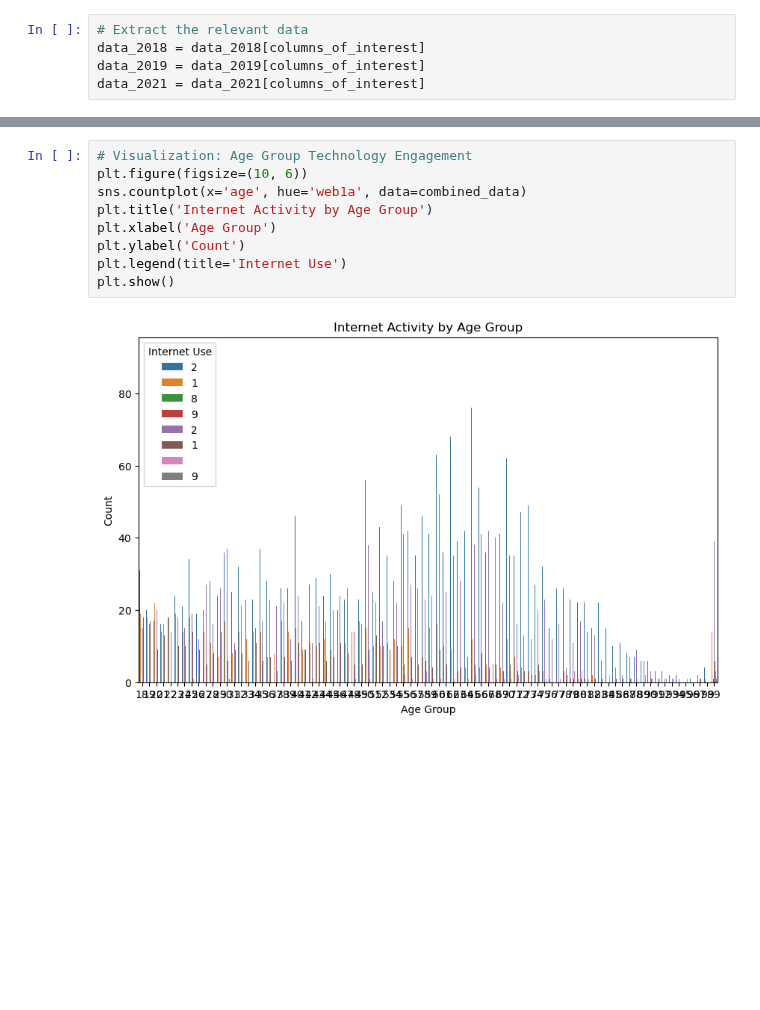
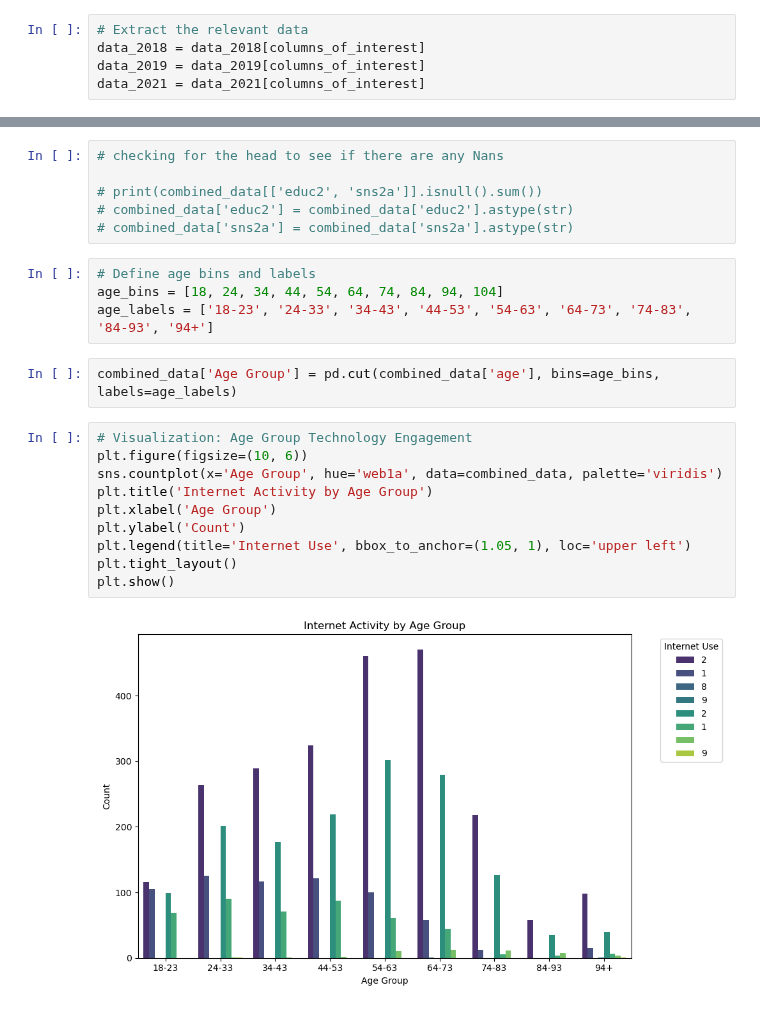
Before and after one commit to uic-cs418/group-project-gamon, a Jupyter notebook: Ash.ipynb, the cells around one changed output, grey strips where cells are left out. Saved outputs shown, nothing was run; the diff lists cells and outputs as text; blank space fills up the shorter version.

```diff
--- a/Ash.ipynb
+++ b/Ash.ipynb
@@ -24,11 +36,24 @@ combined_data = pd.concat([data_2018, data_2019, data_2021])
+# %%
+# checking for the head to see if there are any Nans
+
+# print(combined_data[['educ2', 'sns2a']].isnull().sum())
+# combined_data['educ2'] = combined_data['educ2'].astype(str)
+# combined_data['sns2a'] = combined_data['sns2a'].astype(str)
+# %%
+# Define age bins and labels
+age_bins = [18, 24, 34, 44, 54, 64, 74, 84, 94, 104]
+age_labels = ['18-23', '24-33', '34-43', '44-53', '54-63', '64-73', '74-83', '84-93', '94+']
+# %%
+combined_data['Age Group'] = pd.cut(combined_data['age'], bins=age_bins, labels=age_labels)
 # %%
 # Visualization: Age Group Technology Engagement
 plt.figure(figsize=(10, 6))
-sns.countplot(x='age', hue='web1a', data=combined_data)
+sns.countplot(x='Age Group', hue='web1a', data=combined_data, palette='viridis')
 plt.title('Internet Activity by Age Group')
 plt.xlabel('Age Group')
 plt.ylabel('Count')
-plt.legend(title='Internet Use')
+plt.legend(title='Internet Use', bbox_to_anchor=(1.05, 1), loc='upper left')
+plt.tight_layout()
 plt.show()
 # %% [output]
-[figure, old version]
+[figure, new version]
```
Also changed, not shown: parts of 3 cells of this notebook.
